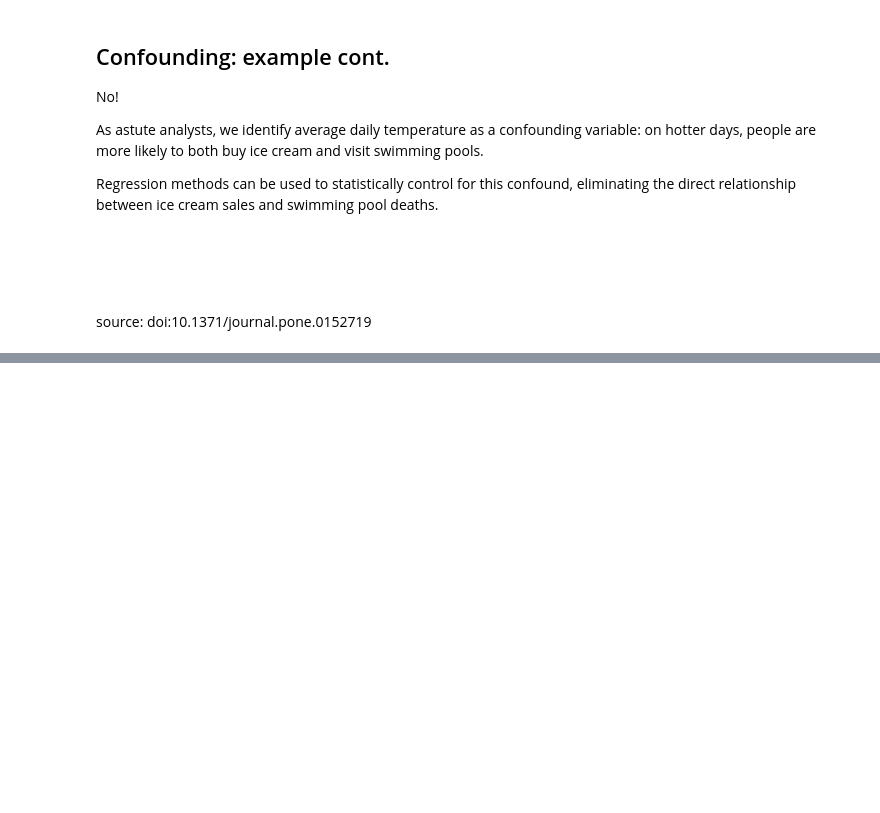
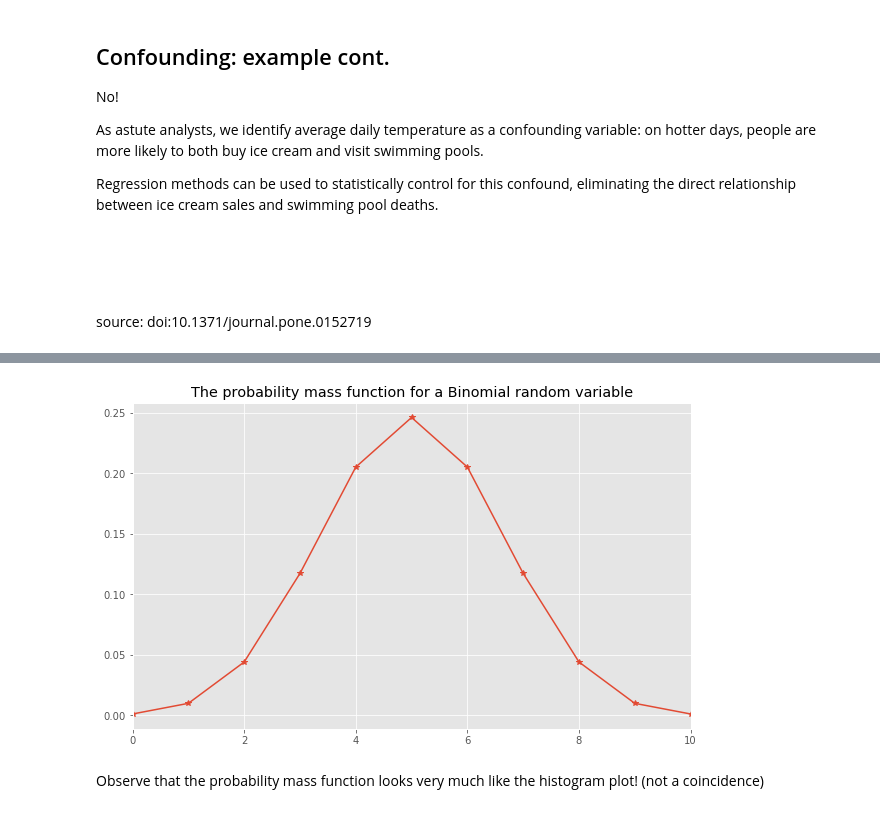
Before and after one commit to datascience-course/2018-datascience-lectures, a Jupyter notebook: 04-intro-desc-stat/DescriptiveStatistics.ipynb, the cells around one changed output, grey strips where cells are left out. Cells and saved outputs as stored; diff of their text form; code cells hidden in the pictures; blank space fills up the shorter version.

```diff
--- a/04-intro-desc-stat/DescriptiveStatistics.ipynb
+++ b/04-intro-desc-stat/DescriptiveStatistics.ipynb
@@ -255,0 +377,12 @@ Inferential statistics attempts to learn about the population that the sample of
+# %%
+f = lambda k: binom.pmf(k, n=n,p=p)
+
+x = sc.arange(n+1);
+plt.plot(x, f(x),'*-')
+plt.title("The probability mass function for a Binomial random variable")
+plt.xlim([0,n])
+plt.show()
+# %% [output]
+[figure, added]
+# %% [markdown]
+Observe that the probability mass function looks very much like the histogram plot! (not a coincidence)
```
Also changed, not shown: parts of 25 cells of this notebook, 1 other file.
